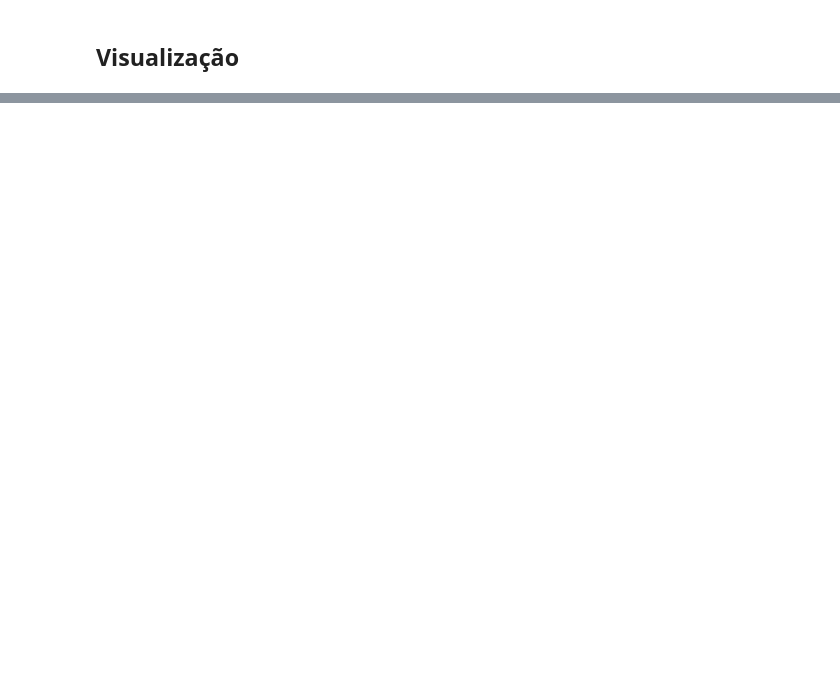
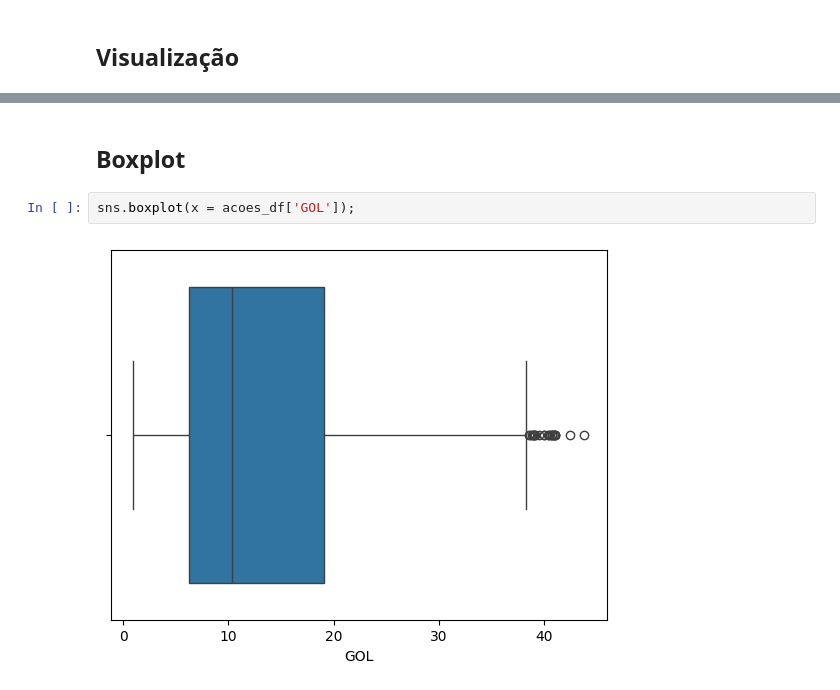
Before and after one commit to fabiolrodriguez/python_playground, a Jupyter notebook: multi_acoes.ipynb, the cells around one changed output, grey strips where cells are left out. Cells and saved outputs as stored; diff of their text form; blank space fills up the shorter version.

```diff
--- a/multi_acoes.ipynb
+++ b/multi_acoes.ipynb
@@ -51,0 +126,6 @@ for i in np.arange(1, len(acoes_df.columns)):
+# %% [markdown]
+## Boxplot
+# %%
+sns.boxplot(x = acoes_df['GOL']);
+# %% [output]
+[figure, added]
```
Also changed, not shown: parts of 13 cells of this notebook, 1 other file.
